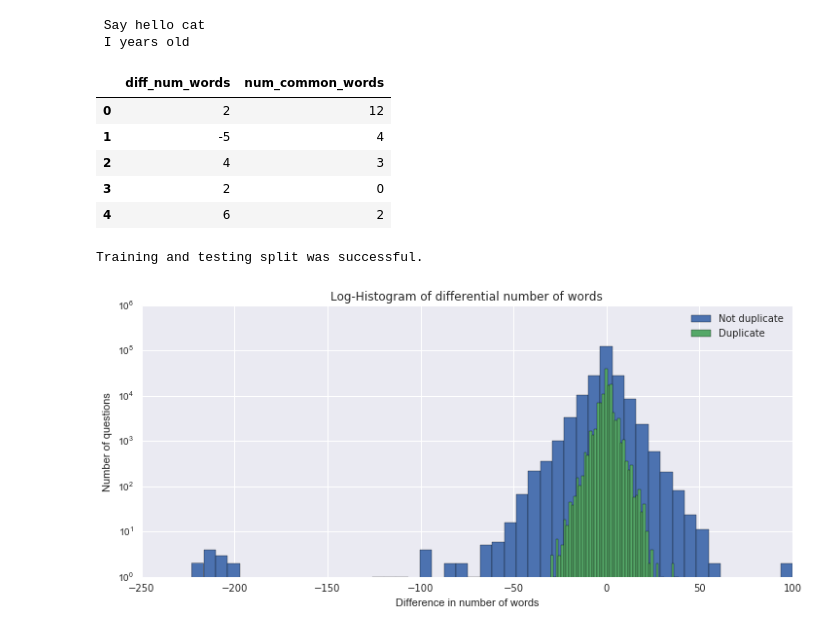
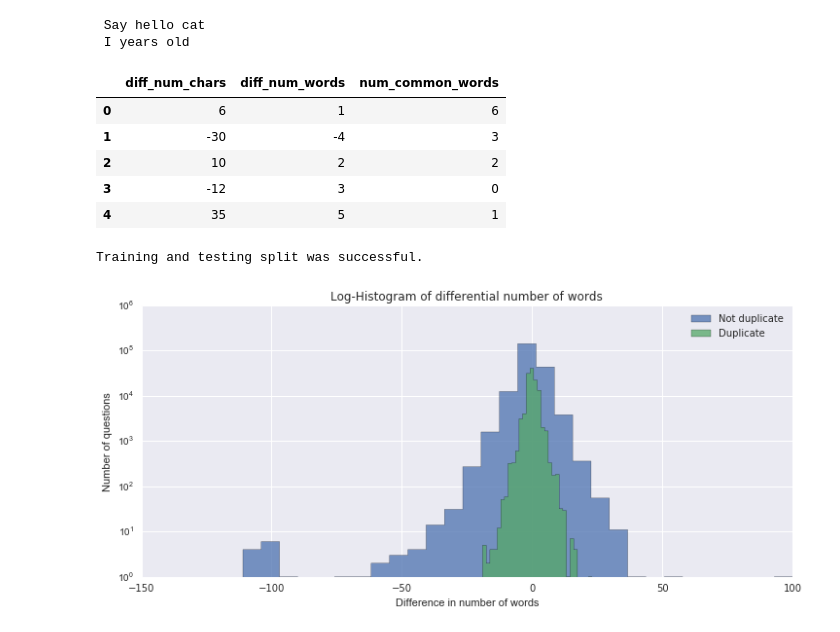
Before and after one commit to adammalpass/quora_duplicates, a Jupyter notebook: quora_duplicates.ipynb, the cells around one changed output. Saved outputs shown, nothing was run; the diff lists cells and outputs as text; code cells hidden in the pictures.

```diff
--- a/quora_duplicates.ipynb
+++ b/quora_duplicates.ipynb
@@ -152,17 +152,17 @@ def num_common_words(x):
         return 0
 # %%
 features = pd.DataFrame()
-#features["diff_num_chars"] = features_raw.apply(diff_num_chars, axis=1)
+features["diff_num_chars"] = features_raw.apply(diff_num_chars, axis=1)
 features["diff_num_words"] = features_raw.apply(diff_num_words, axis=1)
 features["num_common_words"] = features_raw.apply(num_common_words, axis=1)
 display(features.head())
 # %% [output]
-|  | diff_num_words | num_common_words |
-| 0 | 2 | 12 |
-| 1 | -5 | 4 |
-| 2 | 4 | 3 |
-| 3 | 2 | 0 |
-| 4 | 6 | 2 |
+|  | diff_num_chars | diff_num_words | num_common_words |
+| 0 | 6 | 1 | 6 |
+| 1 | -30 | -4 | 3 |
+| 2 | 10 | 2 | 2 |
+| 3 | -12 | 3 | 0 |
+| 4 | 35 | 5 | 1 |
 # %%
 from sklearn.cross_validation import train_test_split
 
@@ -173,20 +173,20 @@ print "Training and testing split was successful."
 # %% [output]
 Training and testing split was successful.
 # %%
-### Visualisation - plot histogram showing how distrubtion of differential number of words between both questions ###
+### Visualisation - plot histogram showing how distrubtion of differential number of words between both questions
 ### varies between duplicate and non-duplicate questions ###
 
 # Histogram plotting techniques inspired by:
 # https://www.kaggle.com/anokas/quora-question-pairs/data-analysis-xgboost-starter-0-35460-lb
 
 plt.figure(figsize=(12, 5))
-plt.hist(X_train["diff_num_words"][y_train == 0], bins=50, label="Not duplicate")
-plt.hist(X_train["diff_num_words"][y_train == 1], bins=50, label="Duplicate")
+plt.hist(X_train["diff_num_words"][y_train == 0], bins=30, histtype="stepfilled", alpha = 0.75,label="Not duplicate")
+plt.hist(X_train["diff_num_words"][y_train == 1], bins=30, histtype="stepfilled", alpha = 0.75, label="Duplicate")
 plt.yscale('log', nonposy='clip')
 plt.title('Log-Histogram of differential number of words')
 plt.xlabel('Difference in number of words')
 plt.ylabel('Number of questions')
 plt.legend()
 print
 # %% [output]
-[figure, old version]
+[figure, new version]
```
Also changed, not shown: parts of 1 cell of this notebook.
